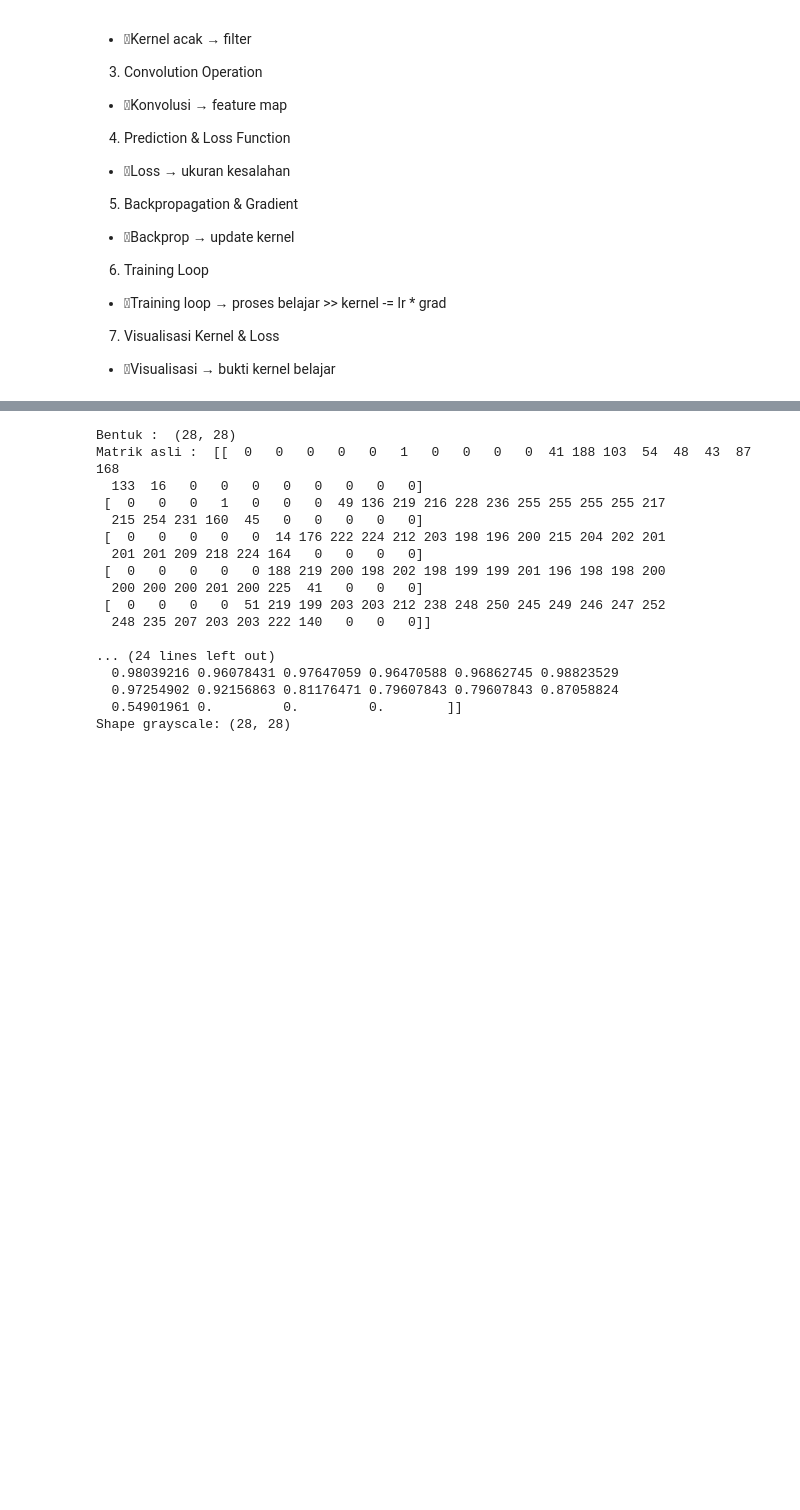
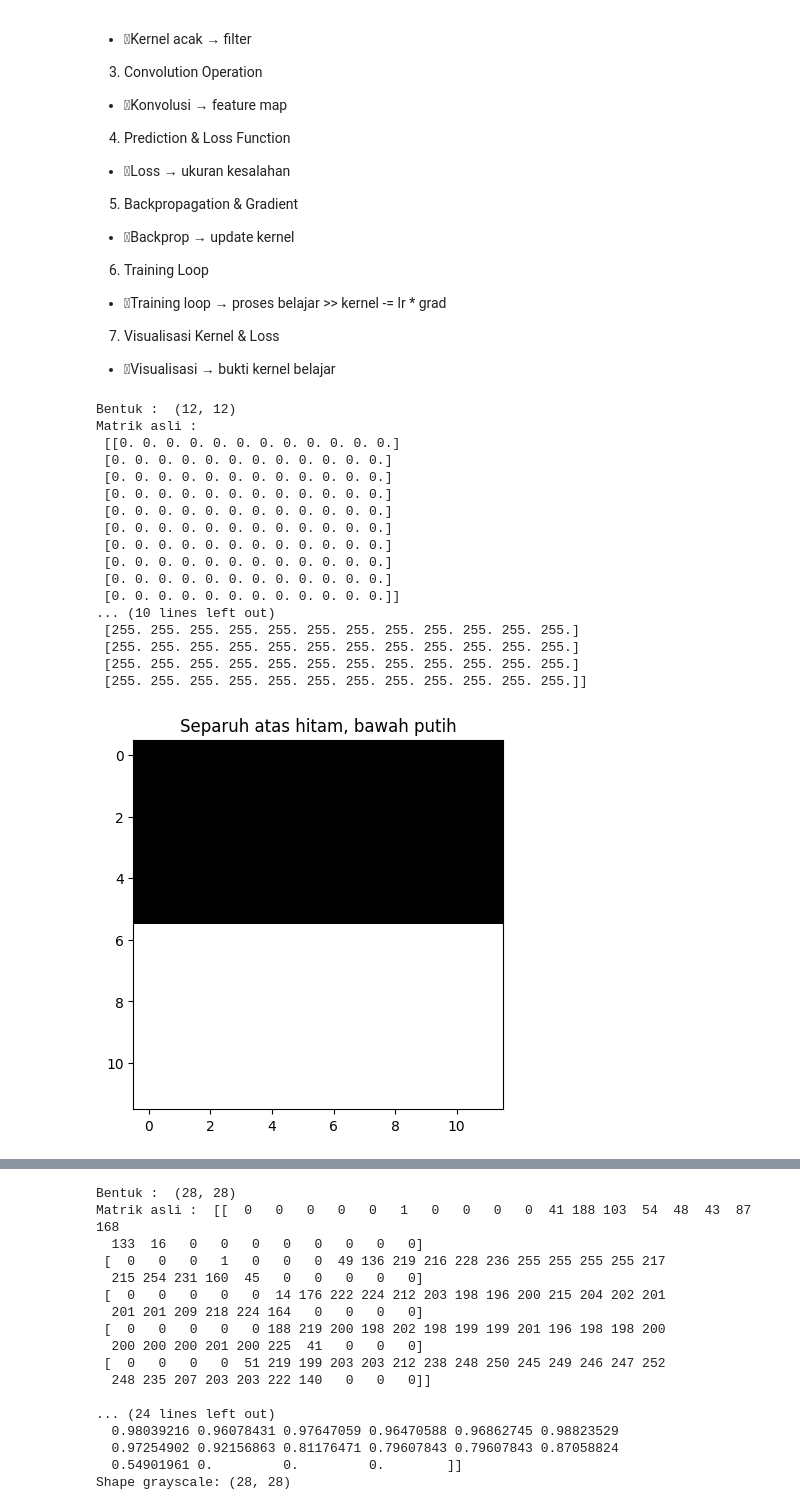
Before and after one commit to edycoleee/cnn2025, a Jupyter notebook: 01dasar.ipynb, the cells around one changed output, grey strips where cells are left out. Saved outputs shown, nothing was run; the diff lists cells and outputs as text; code cells hidden in the pictures; blank space fills up the shorter version.

```diff
--- a/01dasar.ipynb
+++ b/01dasar.ipynb
@@ -16,0 +20,34 @@
+# %%
+# Membuat gambar 32×32 separuh atas hitam, separuh bawah putih (grayscale)
+import numpy as np
+import matplotlib.pyplot as plt
+# Buat gambar 12x12 grayscale
+img = np.zeros((12, 12), dtype=np.float32)
+print("Bentuk : " ,img.shape)
+print("Matrik asli : \n" ,img[:10])
+img[6:] = 255 # separuh bawah putih
+print("\n Bentuk Norm : " ,img.shape)
+print("\n Matrik Norm : \n" ,img[:10])
+# semua hitam
+plt.imshow(img, cmap='gray')
+plt.title("Separuh atas hitam, bawah putih")
+plt.show()
+# %% [output]
+Bentuk :  (12, 12)
+Matrik asli :
+ [[0. 0. 0. 0. 0. 0. 0. 0. 0. 0. 0. 0.]
+ [0. 0. 0. 0. 0. 0. 0. 0. 0. 0. 0. 0.]
+ [0. 0. 0. 0. 0. 0. 0. 0. 0. 0. 0. 0.]
+ [0. 0. 0. 0. 0. 0. 0. 0. 0. 0. 0. 0.]
+ [0. 0. 0. 0. 0. 0. 0. 0. 0. 0. 0. 0.]
+ [0. 0. 0. 0. 0. 0. 0. 0. 0. 0. 0. 0.]
+ [0. 0. 0. 0. 0. 0. 0. 0. 0. 0. 0. 0.]
+ [0. 0. 0. 0. 0. 0. 0. 0. 0. 0. 0. 0.]
+ [0. 0. 0. 0. 0. 0. 0. 0. 0. 0. 0. 0.]
+ [0. 0. 0. 0. 0. 0. 0. 0. 0. 0. 0. 0.]]
+... (10 lines left out)
+ [255. 255. 255. 255. 255. 255. 255. 255. 255. 255. 255. 255.]
+ [255. 255. 255. 255. 255. 255. 255. 255. 255. 255. 255. 255.]
+ [255. 255. 255. 255. 255. 255. 255. 255. 255. 255. 255. 255.]
+ [255. 255. 255. 255. 255. 255. 255. 255. 255. 255. 255. 255.]]
+[figure, added]
```
Also changed, not shown: parts of 9 cells of this notebook.
